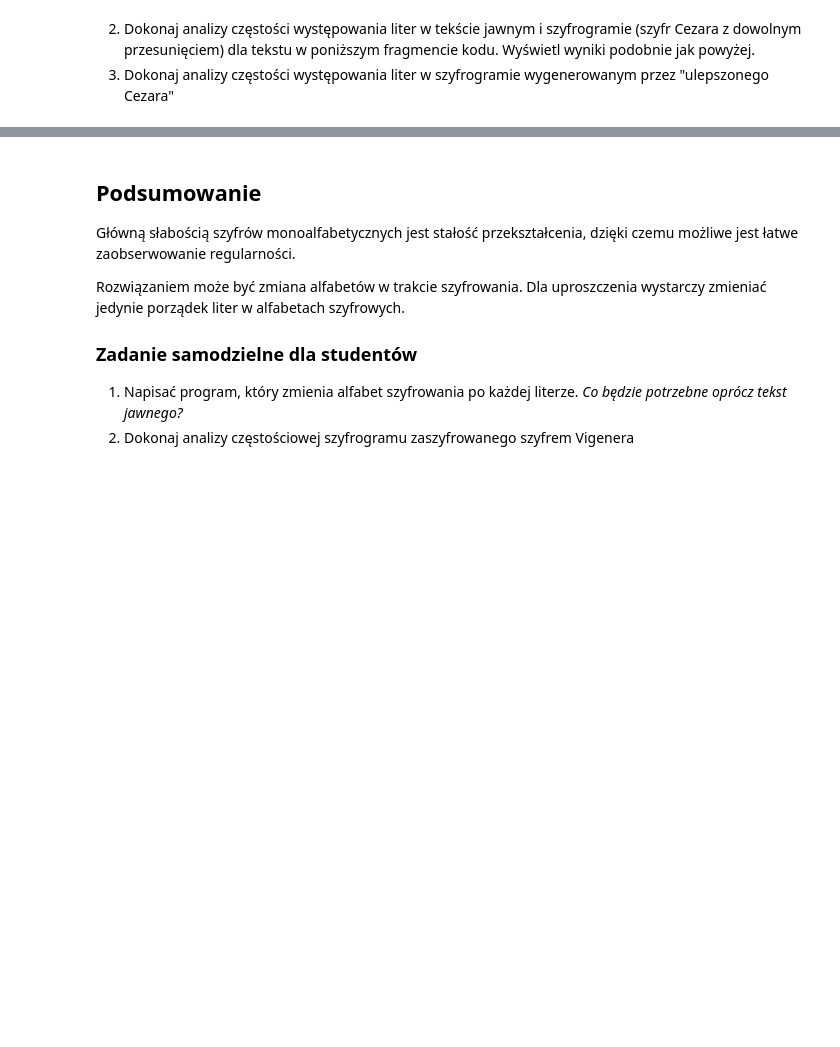
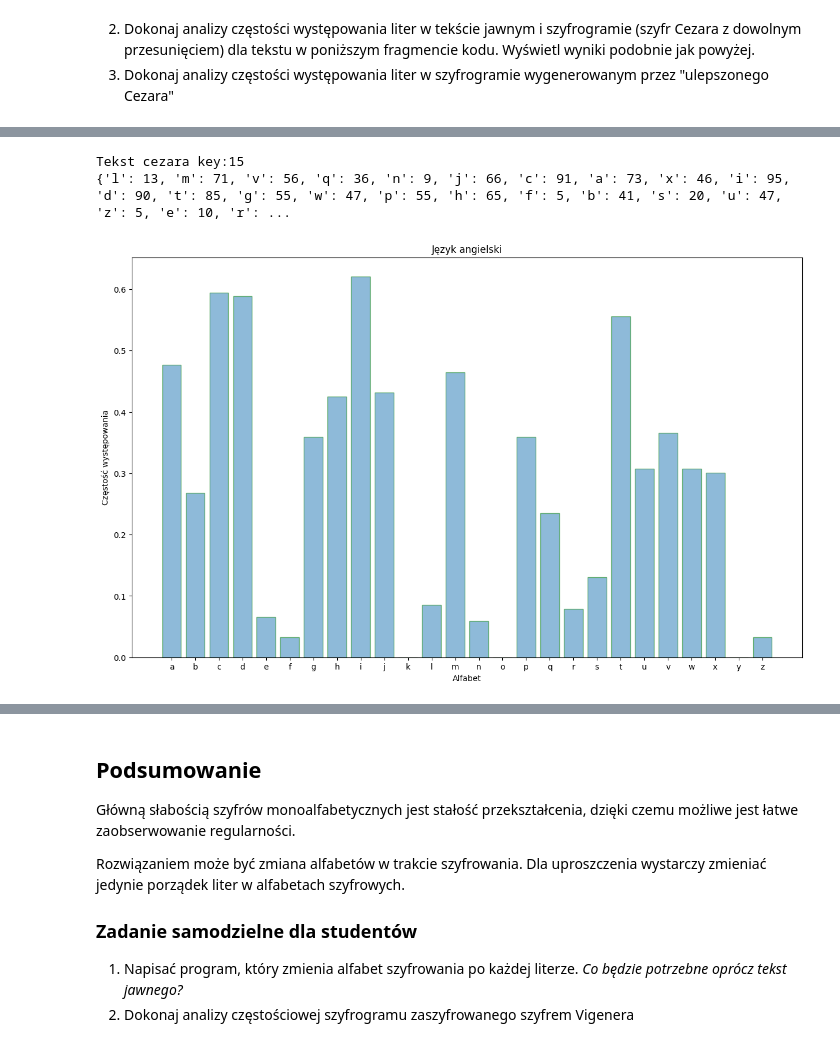
Before and after one commit to rkawa01/cryptography-course, a Jupyter notebook: Lab1/Laboratorium_01_4students.ipynb, the cells around one changed output, grey strips where cells are left out. Drawn from its saved outputs; the diff is of its cells as text; code cells hidden in the pictures; blank space fills up the shorter version.

```diff
--- a/Lab1/Laboratorium_01_4students.ipynb
+++ b/Lab1/Laboratorium_01_4students.ipynb
@@ -83,0 +139,32 @@ plaintext = "tobeornottobethatisthequestionwhethertisnoblerinthemindtosufferthes
+# %%
+for text in plaintext.lower().split():
+    for char in text:
+        ciphertext = ciphertext + alphabet[(alphabet.index(char) + key) % alphabet_size]
+
+print("Tekst cezara key:15")
+char_count = {}
+for char in ciphertext:
+    if char in char_count:
+        char_count[char] += 1
+    else:
+        char_count[char] = 1
+print(char_count)
+# calculate frequency
+frequency = []
+for char in alphabet:
+    if char in char_count:
+        frequency.append(char_count[char]/length)
+    else:
+        frequency.append(0)
+labels = np.arange(26)
+plt.figure(figsize=(15,9))
+plt.bar(labels, frequency, alpha=0.5, edgecolor="green")
+plt.xlabel('Alfabet')
+plt.xticks(np.arange(26), alphabet)
+plt.title("Język angielski");
+plt.ylabel('Częstość występowania')
+plt.show()
+# %% [output]
+Tekst cezara key:15
+{'l': 13, 'm': 71, 'v': 56, 'q': 36, 'n': 9, 'j': 66, 'c': 91, 'a': 73, 'x': 46, 'i': 95, 'd': 90, 't': 85, 'g': 55, 'w': 47, 'p': 55, 'h': 65, 'f': 5, 'b': 41, 's': 20, 'u': 47, 'z': 5, 'e': 10, 'r': ...
+[figure, added]
```
Also changed, not shown: parts of 9 cells of this notebook, 5 other files.
